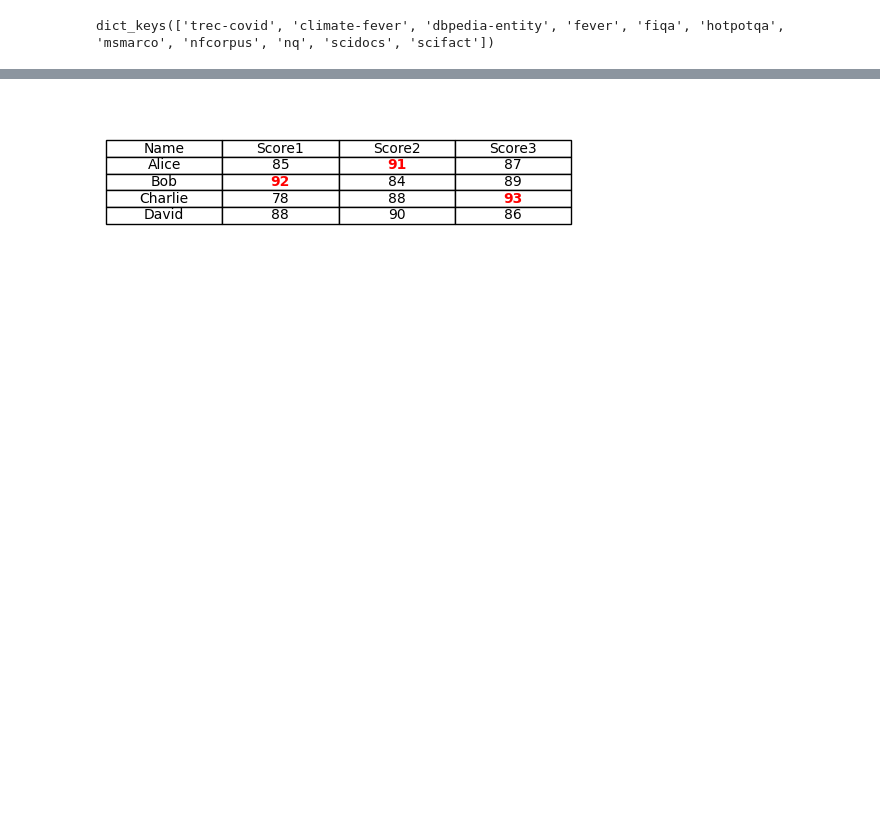
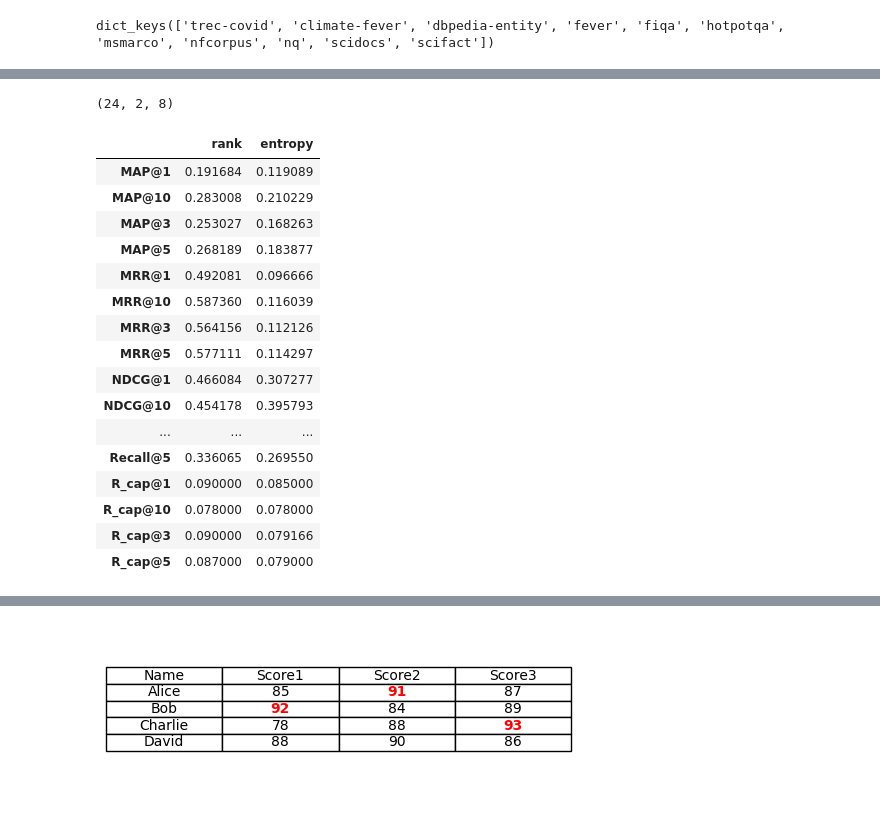
Before and after one commit to zerocpp/frag4, a Jupyter notebook: 实验-在rerank数据集上验证信息增益.ipynb, the cells around one changed output, grey strips where cells are left out. Cells and saved outputs as stored; diff of their text form; code cells hidden in the pictures; blank space fills up the shorter version.

```diff
--- a/实验-在rerank数据集上验证信息增益.ipynb
+++ b/实验-在rerank数据集上验证信息增益.ipynb
@@ -146,0 +84,9 @@ dataset_names = ["trec-covid", "climate-fever", "dbpedia-entity", "fever", "hotp
+# %%
+all_metrics = set()
+for d in small_scores.values(): # d = {'entropy': {'map': {'MAP@1': 0.00172,
+    for  v in d.values(): # v = {'map': {'MAP@1': 0.00172,
+        for k1, m in v.items(): # k1=map, m={'MAP@1': 0.00172
+            for k2 in m.keys():
+                all_metrics.add((k1, k2)) # ('map', 'MAP@1')
+all_metrics = sorted(all_metrics)
+all_metrics
@@ -146,0 +111,45 @@ dataset_names = ["trec-covid", "climate-fever", "dbpedia-entity", "fever", "hotp
+# %%
+# "fiqa", "msmarco", "scifact"
+dataset_names = ["trec-covid", "climate-fever", "dbpedia-entity", "fever", "hotpotqa", "nfcorpus", "nq", "scidocs"]
+methods = ["rank", "entropy"]
+all_metrics = [('map', 'MAP@1'), ('map', 'MAP@10'), ('map', 'MAP@3'), ('map', 'MAP@5'), ('mrr', 'MRR@1'), ('mrr', 'MRR@10'), ('mrr', 'MRR@3'), ('mrr', 'MRR@5'), ('ndcg', 'NDCG@1'), ('ndcg', 'NDCG@10'), ('ndcg', 'NDCG@3'), ('ndcg', 'NDCG@5'), ('precision', 'P@1'), ('precision', 'P@10'), ('precision', 'P@3'), ('precision', 'P@5'), ('recall', 'Recall@1'), ('recall', 'Recall@10'), ('recall', 'Recall@3'), ('recall', 'Recall@5'), ('recall_cap', 'R_cap@1'), ('recall_cap', 'R_cap@10'), ('recall_cap', 'R_cap@3'), ('recall_cap', 'R_cap@5')]
+
+# 利用numpy，将small_scores建立高维数组，[指标][方法][数据集]
+import numpy as np
+score_array = np.zeros((len(all_metrics), len(methods), len(dataset_names)))
+for i, dataset_name in enumerate(dataset_names):
+    for j, method in enumerate(methods):
+        for k, (metric1, metric2) in enumerate(all_metrics):
+            try:
+                score_array[k, j, i] = small_scores[dataset_name][method][metric1][metric2]
+            except Exception as e:
+                pass
+                # print(e)
+                # print(f"Error in {dataset_name}")
+score_array.shape
+# %% [output]
+(24, 2, 8)
+# %%
+# 将score_array转换为DataFrame，将方法名称和指标名称（all_metrics的第二个元素）作为行列索引，数据集这列取平均值
+import pandas as pd
+# df = pd.DataFrame(score_array.mean(axis=-1), index=all_metrics, columns=methods)
+df = pd.DataFrame(score_array.mean(axis=-1), index=[m[1] for m in all_metrics], columns=methods)
+df
+# %% [output]
+|  | rank | entropy |
+| MAP@1 | 0.191684 | 0.119089 |
+| MAP@10 | 0.283008 | 0.210229 |
+| MAP@3 | 0.253027 | 0.168263 |
+| MAP@5 | 0.268189 | 0.183877 |
+| MRR@1 | 0.492081 | 0.096666 |
+| MRR@10 | 0.587360 | 0.116039 |
+| MRR@3 | 0.564156 | 0.112126 |
+| MRR@5 | 0.577111 | 0.114297 |
+| NDCG@1 | 0.466084 | 0.307277 |
+| NDCG@10 | 0.454178 | 0.395793 |
+| ... | ... | ... |
+| Recall@5 | 0.336065 | 0.269550 |
+| R_cap@1 | 0.090000 | 0.085000 |
+| R_cap@10 | 0.078000 | 0.078000 |
+| R_cap@3 | 0.090000 | 0.079166 |
+| R_cap@5 | 0.087000 | 0.079000 |
```
Also changed, not shown: parts of 7 cells of this notebook.
